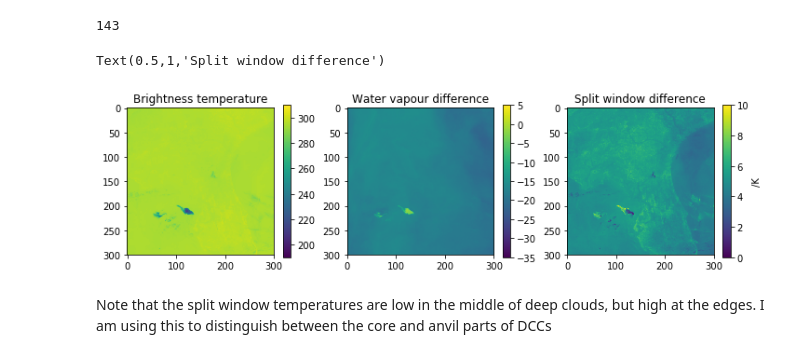
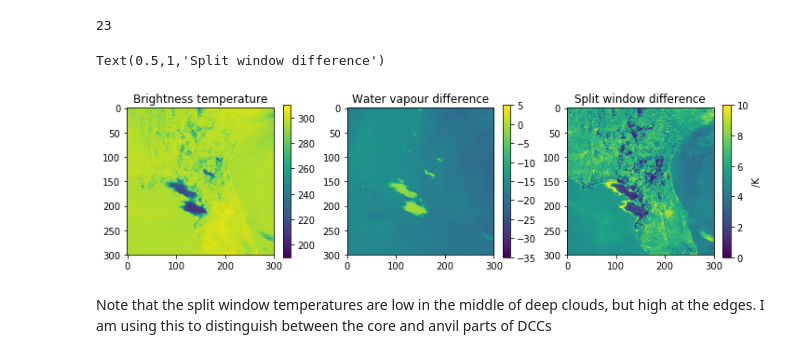
Before and after one commit to w-k-jones/python_toolbox, a Jupyter notebook: examples/Flow_tracking_example.ipynb, the cells around one changed output. Saved outputs shown, nothing was run; the diff lists cells and outputs as text; code cells hidden in the pictures.

```diff
--- a/examples/Flow_tracking_example.ipynb
+++ b/examples/Flow_tracking_example.ipynb
@@ -16,8 +16,8 @@ plt.rcParams.update({'figure.max_open_warning': 0})
 
 base_path = '/gws/nopw/j04/eo_shared_data_vol2/scratch/satellite/GOES16/RadC/'
 
-start_date = datetime(2018,6,19,12)
-end_date = datetime(2018,6,20,0)
+start_date = datetime(2018,6,19,17)
+end_date = datetime(2018,6,19,19)
 doy_start = (start_date - datetime(start_date.year, 1, 1)).days + 1
 doy_end = (end_date - datetime(end_date.year, 1, 1)).days + 1
 
@@ -52,7 +52,7 @@ goes_files = [f for f in goes_files if f[0] >= start_date and f[0] <= end_date a
 
 len(goes_files)
 # %% [output]
-143
+23
 # %%
 # Get brightness temperature for channel 8,10,13 and 15
 # Upper level water vapour (6.2um)
@@ -67,24 +67,24 @@ C15_data = abi_tools.get_abi_ds_from_files([f[15] for f in goes_files])[:,600:90
 dataset_tools.match_coords([C13_data,C10_data,C8_data,C15_data])
 # %%
 # water vapour and split window differences
-wvd = C8_data - C10_data
-swd = C13_data - C15_data
+wvd = (C8_data - C10_data).compute()
+swd = (C13_data - C15_data).compute()
 # %%
 fig, ax = plt.subplots(1,3,figsize=(12,3))
-bt = ax[0].imshow(C13_data[24], vmin=190,vmax=310)
+bt = ax[0].imshow(C13_data[12], vmin=190,vmax=310)
 plt.colorbar(bt, ax=ax[0])
 ax[0].set_title('Brightness temperature')
 
-wv = ax[1].imshow(wvd[24], vmin=-35,vmax=5)
+wv = ax[1].imshow(wvd[12], vmin=-35,vmax=5)
 plt.colorbar(wv, ax=ax[1])
 ax[1].set_title('Water vapour difference')
 
-sw = ax[2].imshow(swd[24], vmin=0,vmax=10)
+sw = ax[2].imshow(swd[12], vmin=0,vmax=10)
 plt.colorbar(sw, label='/K', ax=ax[2])
 ax[2].set_title('Split window difference')
 # %% [output]
 Text(0.5,1,'Split window difference')
-[figure, old version]
+[figure, new version]
 # %% [markdown]
 Note that the split window temperatures are low in the middle of deep clouds, but high at the edges. I am using this to distinguish between the core and anvil parts of DCCs
 # %%
```
Also changed, not shown: parts of 13 cells of this notebook, 2 other files.
